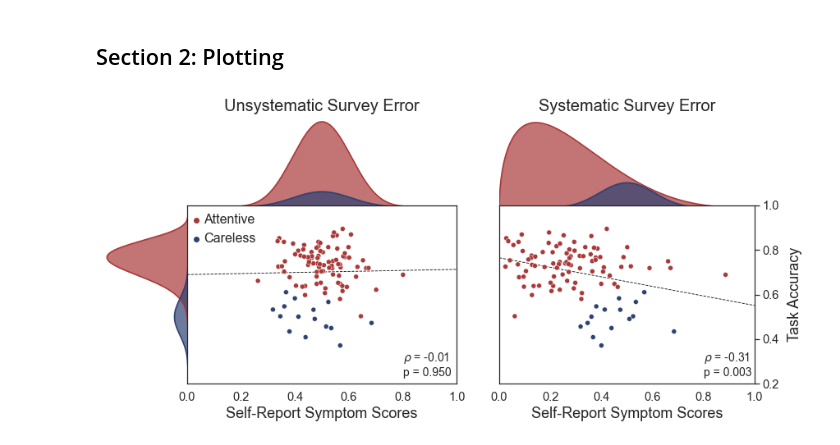
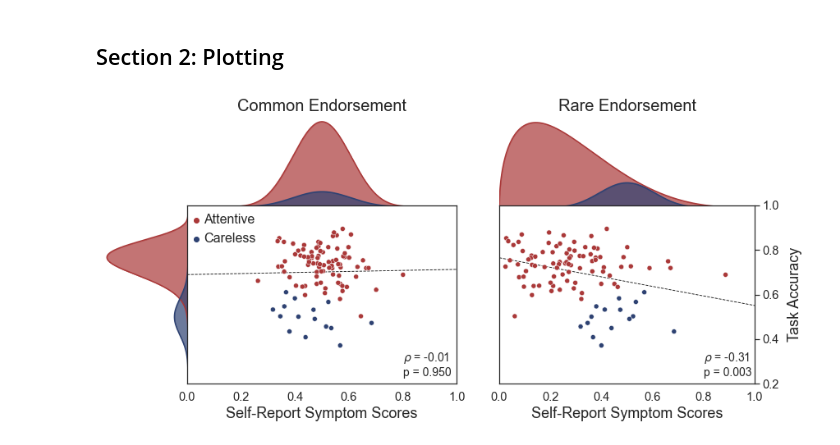
Before and after one commit to nivlab/sciops, a Jupyter notebook: analysis/intro.ipynb, the cells around one changed output. Saved outputs shown, nothing was run; the diff lists cells and outputs as text; code cells hidden in the pictures.

```diff
--- a/analysis/intro.ipynb
+++ b/analysis/intro.ipynb
@@ -114,7 +114,7 @@ for i, (p, color) in enumerate(zip(mixing, palette)):
 
 ## Add details.
 ax.set(xlim=(0.0,1.0), xticks=[], ylim=(5e-2), yticks=[])
-ax.set_title('Unsystematic Survey Error', fontsize=20)
+ax.set_title('Common Endorsement', fontsize=20)
 sns.despine(left=True, bottom=True, top=True, right=True, ax=ax)
 
 #~~~~~~~~~~~~~~~~~~~~~~~~~~~~~~~~~~~~~~~~~~#
@@ -157,33 +157,33 @@ for i, (p, color) in enumerate(zip(mixing, palette)):
 
 ## Add details.
 ax.set(xlim=(0.0,1.0), xticks=[], ylim=(5e-2), yticks=[])
-ax.set_title('Systematic Survey Error', fontsize=20)
+ax.set_title('Rare Endorsement', fontsize=20)
 sns.despine(left=True, bottom=True, top=True, right=True, ax=ax)
 
 #~~~~~~~~~~~~~~~~~~~~~~~~~~~~~~~~~~~~~~~~~~#
 ### Panel 3: scatterplot.
 #~~~~~~~~~~~~~~~~~~~~~~~~~~~~~~~~~~~~~~~~~~#
 
 ## Initialize axis.
 ax = plt.subplot(panel_3[1:,:])
 
 ## Plot scatterplot.
 ax.set(xlim=(0.0,1.0), ylim=(0.2,1.0))
 sns.scatterplot(x=X[:,1], y=Y[:,1], hue=hue, palette=palette, legend=False, ax=ax)
 sns.regplot(x=X[:,1], y=Y[:,1], scatter=False, ci=None, truncate=False,
             color='k', line_kws=dict(lw=0.9, linestyle='--', zorder=-1), ax=ax)
 
 ## Add details.
 ax.yaxis.tick_right()
 ax.yaxis.set_label_position('right')
 ax.set_xlabel('Self-Report Symptom Scores', fontsize=18)
 ax.set_ylabel('Task Accuracy', fontsize=18, labelpad=10)
 
 ## Add annotation.
 annot = r'$\rho$ = %0.2f' %rvals[0,1] + '\np = %0.3f' %(pvals[0,1]+1e-3)
 ax.annotate(annot, (0,0), (0.80,0.03), xycoords='axes fraction', ha='left', va='bottom', fontsize=14)
 
 ## Save figure.
 plt.savefig(os.path.join('..','figures','main_01.png'), dpi=180, transparent=True)
 # %% [output]
-[figure, old version]
+[figure, new version]
```
Also changed, not shown: 2 other files.
